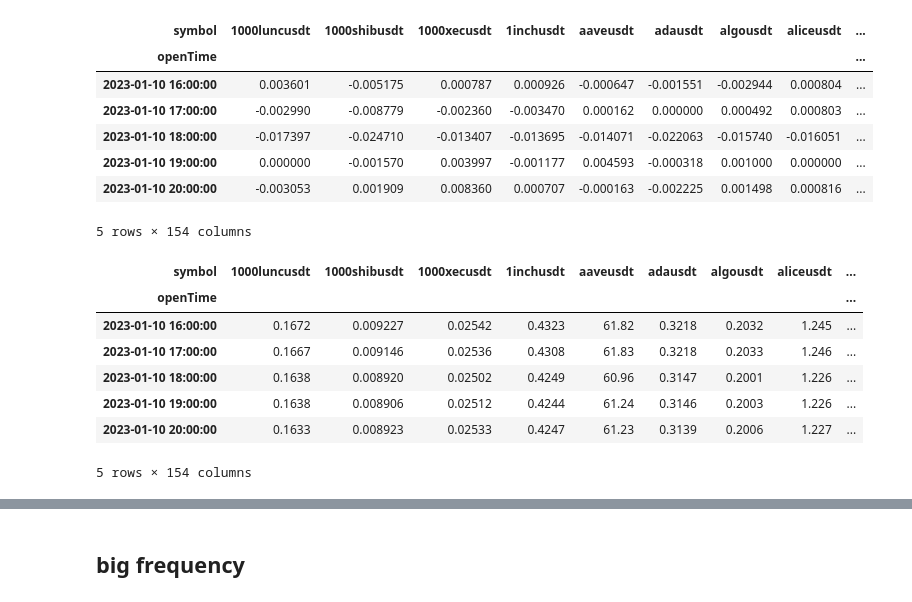
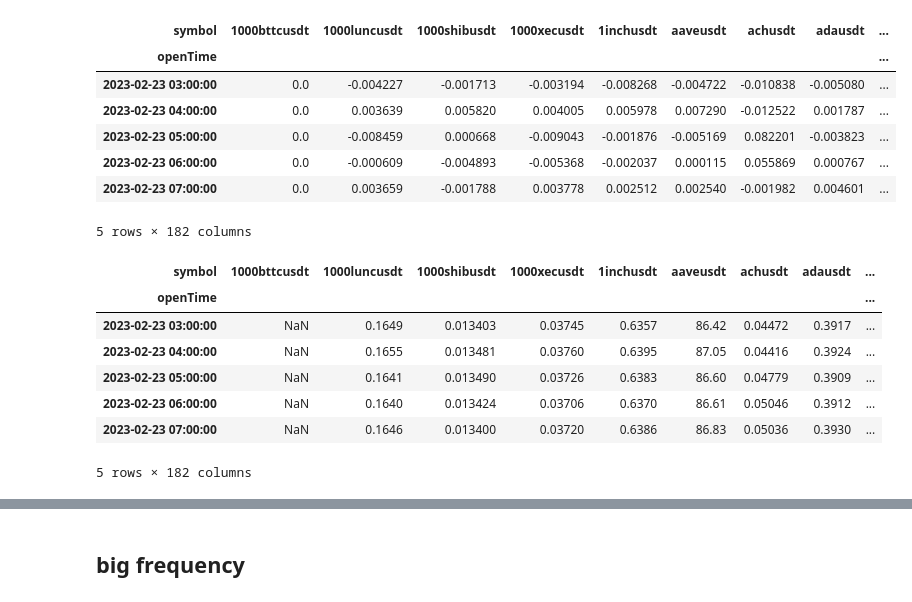
Before and after one commit to fufrank724/Factors, a Jupyter notebook: alpha_qt.ipynb, the cells around one changed output, grey strips where cells are left out. Drawn from its saved outputs; the diff is of its cells as text; code cells hidden in the pictures.

```diff
--- a/alpha_qt.ipynb
+++ b/alpha_qt.ipynb
@@ -95,0 +187,2 @@ df
+# %%
+df = pd.read_csv('./data/data_1h.csv')
@@ -96,23 +207,23 @@ df
 # %%
 close= df.pivot(values = 'Close',index = 'openTime',columns = 'symbol').astype(float)
 Volume= df.pivot(values = 'quoteAssetVolume',index = 'openTime',columns = 'symbol').astype(float)
 
-close.index = pd.to_datetime(close.index,unit = 'ms') - timedelta(hours=8)
-Volume.index = pd.to_datetime(Volume.index,unit = 'ms') - timedelta(hours=8)
+close.index = pd.to_datetime(close.index,unit = 'ms') #+ timedelta(hours=8)
+Volume.index = pd.to_datetime(Volume.index,unit = 'ms') #+ timedelta(hours=8)
 
 market_filter = close.fillna(0)
 
 ret = close.sort_index().ffill().bfill().pct_change()
 ret.tail()
 # %% [output]
-| symbol | 1000luncusdt | 1000shibusdt | 1000xecusdt | 1inchusdt | aaveusdt | adausdt | algousdt | aliceusdt | ... |
+| symbol | 1000bttcusdt | 1000luncusdt | 1000shibusdt | 1000xecusdt | 1inchusdt | aaveusdt | achusdt | adausdt | ... |
 | openTime |  |  |  |  |  |  |  |  | ... |
-| 2023-01-10 16:00:00 | 0.003601 | -0.005175 | 0.000787 | 0.000926 | -0.000647 | -0.001551 | -0.002944 | 0.000804 | ... |
-| 2023-01-10 17:00:00 | -0.002990 | -0.008779 | -0.002360 | -0.003470 | 0.000162 | 0.000000 | 0.000492 | 0.000803 | ... |
-| 2023-01-10 18:00:00 | -0.017397 | -0.024710 | -0.013407 | -0.013695 | -0.014071 | -0.022063 | -0.015740 | -0.016051 | ... |
-| 2023-01-10 19:00:00 | 0.000000 | -0.001570 | 0.003997 | -0.001177 | 0.004593 | -0.000318 | 0.001000 | 0.000000 | ... |
-| 2023-01-10 20:00:00 | -0.003053 | 0.001909 | 0.008360 | 0.000707 | -0.000163 | -0.002225 | 0.001498 | 0.000816 | ... |
+| 2023-02-23 03:00:00 | 0.0 | -0.004227 | -0.001713 | -0.003194 | -0.008268 | -0.004722 | -0.010838 | -0.005080 | ... |
+| 2023-02-23 04:00:00 | 0.0 | 0.003639 | 0.005820 | 0.004005 | 0.005978 | 0.007290 | -0.012522 | 0.001787 | ... |
+| 2023-02-23 05:00:00 | 0.0 | -0.008459 | 0.000668 | -0.009043 | -0.001876 | -0.005169 | 0.082201 | -0.003823 | ... |
+| 2023-02-23 06:00:00 | 0.0 | -0.000609 | -0.004893 | -0.005368 | -0.002037 | 0.000115 | 0.055869 | 0.000767 | ... |
+| 2023-02-23 07:00:00 | 0.0 | 0.003659 | -0.001788 | 0.003778 | 0.002512 | 0.002540 | -0.001982 | 0.004601 | ... |
-5 rows × 154 columns
+5 rows × 182 columns
 # %%
 from time import timezone
 
@@ -133,11 +244,11 @@ cmc_index = cmc_index.pct_change().fillna(0).add(1).cumprod() *10**4
 # %%
 close.tail()
 # %% [output]
-| symbol | 1000luncusdt | 1000shibusdt | 1000xecusdt | 1inchusdt | aaveusdt | adausdt | algousdt | aliceusdt | ... |
+| symbol | 1000bttcusdt | 1000luncusdt | 1000shibusdt | 1000xecusdt | 1inchusdt | aaveusdt | achusdt | adausdt | ... |
 | openTime |  |  |  |  |  |  |  |  | ... |
-| 2023-01-10 16:00:00 | 0.1672 | 0.009227 | 0.02542 | 0.4323 | 61.82 | 0.3218 | 0.2032 | 1.245 | ... |
-| 2023-01-10 17:00:00 | 0.1667 | 0.009146 | 0.02536 | 0.4308 | 61.83 | 0.3218 | 0.2033 | 1.246 | ... |
-| 2023-01-10 18:00:00 | 0.1638 | 0.008920 | 0.02502 | 0.4249 | 60.96 | 0.3147 | 0.2001 | 1.226 | ... |
-| 2023-01-10 19:00:00 | 0.1638 | 0.008906 | 0.02512 | 0.4244 | 61.24 | 0.3146 | 0.2003 | 1.226 | ... |
-| 2023-01-10 20:00:00 | 0.1633 | 0.008923 | 0.02533 | 0.4247 | 61.23 | 0.3139 | 0.2006 | 1.227 | ... |
+| 2023-02-23 03:00:00 | NaN | 0.1649 | 0.013403 | 0.03745 | 0.6357 | 86.42 | 0.04472 | 0.3917 | ... |
+| 2023-02-23 04:00:00 | NaN | 0.1655 | 0.013481 | 0.03760 | 0.6395 | 87.05 | 0.04416 | 0.3924 | ... |
+| 2023-02-23 05:00:00 | NaN | 0.1641 | 0.013490 | 0.03726 | 0.6383 | 86.60 | 0.04779 | 0.3909 | ... |
+| 2023-02-23 06:00:00 | NaN | 0.1640 | 0.013424 | 0.03706 | 0.6370 | 86.61 | 0.05046 | 0.3912 | ... |
+| 2023-02-23 07:00:00 | NaN | 0.1646 | 0.013400 | 0.03720 | 0.6386 | 86.83 | 0.05036 | 0.3930 | ... |
-5 rows × 154 columns
+5 rows × 182 columns
```
Also changed, not shown: parts of 27 cells of this notebook, 47 other files.
